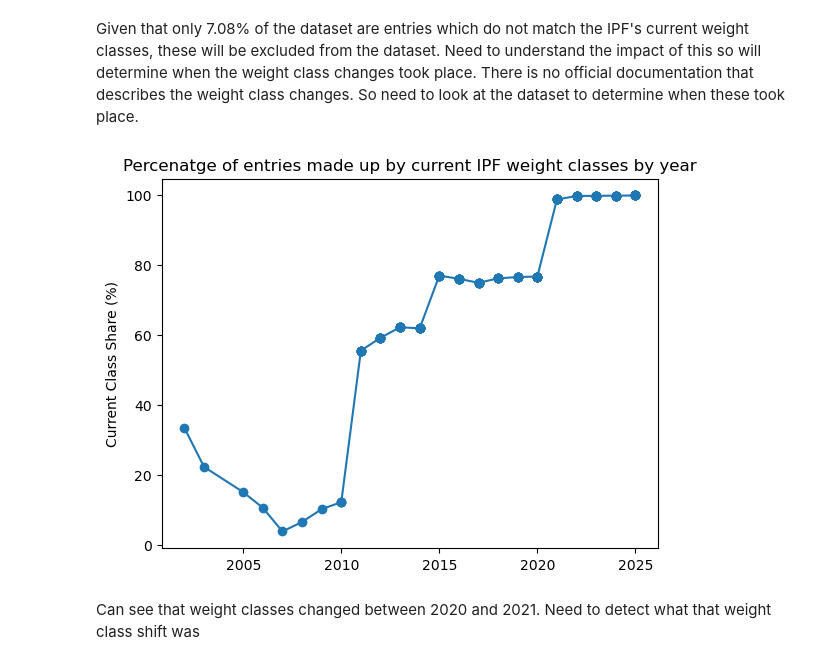
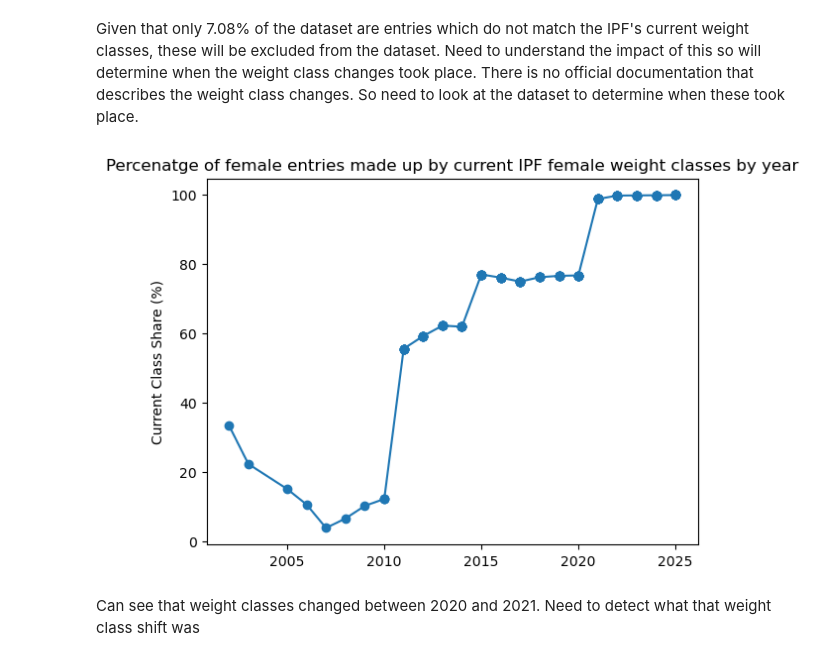
Before and after one commit to bnparris/powerlifting_analysis, a Jupyter notebook: notebooks/cleaning.ipynb, the cells around one changed output. Drawn from its saved outputs; the diff is of its cells as text; code cells hidden in the pictures.

Commit message:
added weight classes m

```diff
--- a/notebooks/cleaning.ipynb
+++ b/notebooks/cleaning.ipynb
@@ -124,20 +126,20 @@ total_annual = full_power[full_power['Sex']== 'F'].groupby('Year').size().reset_
 
 f_annual_per_current_class = f_annual_per_current_class.merge(total_annual, on = 'Year', how = 'left', validate = 'm:1')
 
-#now we want annual participation excl incurrent classes
-current_class_share = f_annual_per_current_class.groupby('Year')['AnnualClassParticipation'].sum().reset_index(name = 'CurrentClassParticipation')
+#now we want annual participation excl historical/invlaid classes
+f_current_class_share = f_annual_per_current_class.groupby('Year')['AnnualClassParticipation'].sum().reset_index(name = 'CurrentClassParticipation')
 
-f_annual_per_current_class = f_annual_per_current_class.merge(current_class_share, how = 'left', on = 'Year')
+f_annual_per_current_class = f_annual_per_current_class.merge(f_current_class_share, how = 'left', on = 'Year')
 f_annual_per_current_class['CurrentClassShare'] = (f_annual_per_current_class['CurrentClassParticipation']/f_annual_per_current_class['AnnualParticipation'])*100
 # %%
 df = f_annual_per_current_class.copy()
 df_sorted = df.sort_values('Year')
 plt.plot(df_sorted['Year'],df_sorted['CurrentClassShare'], marker = 'o')
-plt.title("Percenatge of entries made up by current IPF fweight classes by year")
+plt.title("Percenatge of female entries made up by current IPF female weight classes by year")
 plt.ylabel("Current Class Share (%)")
 plt.show()
 # %% [output]
-[figure, old version]
+[figure, new version]
 # %% [markdown]
 Can see that weight classes changed between 2020 and 2021. Need to detect what that weight class shift was
 # %%
```
Also changed, not shown: parts of 11 cells of this notebook.
